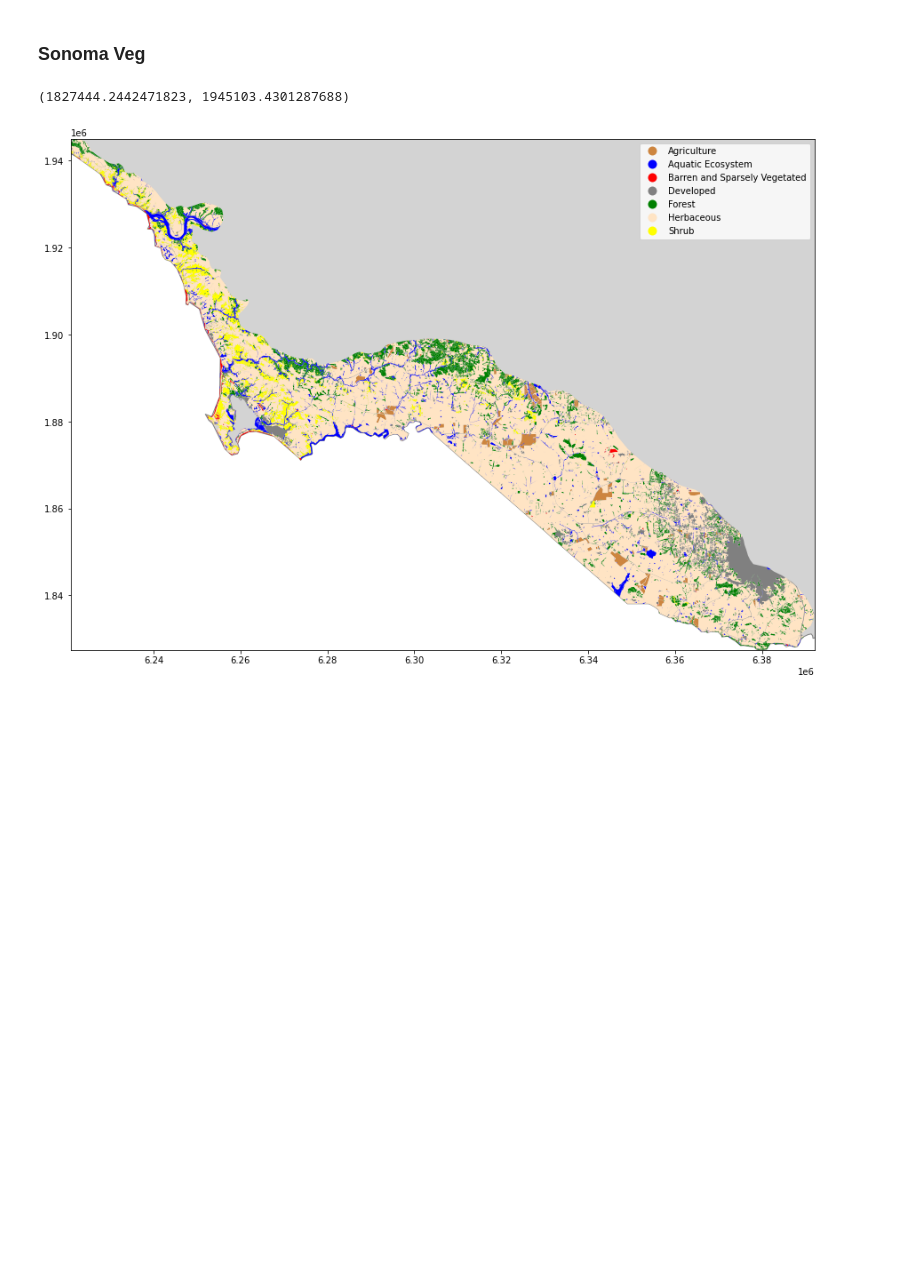
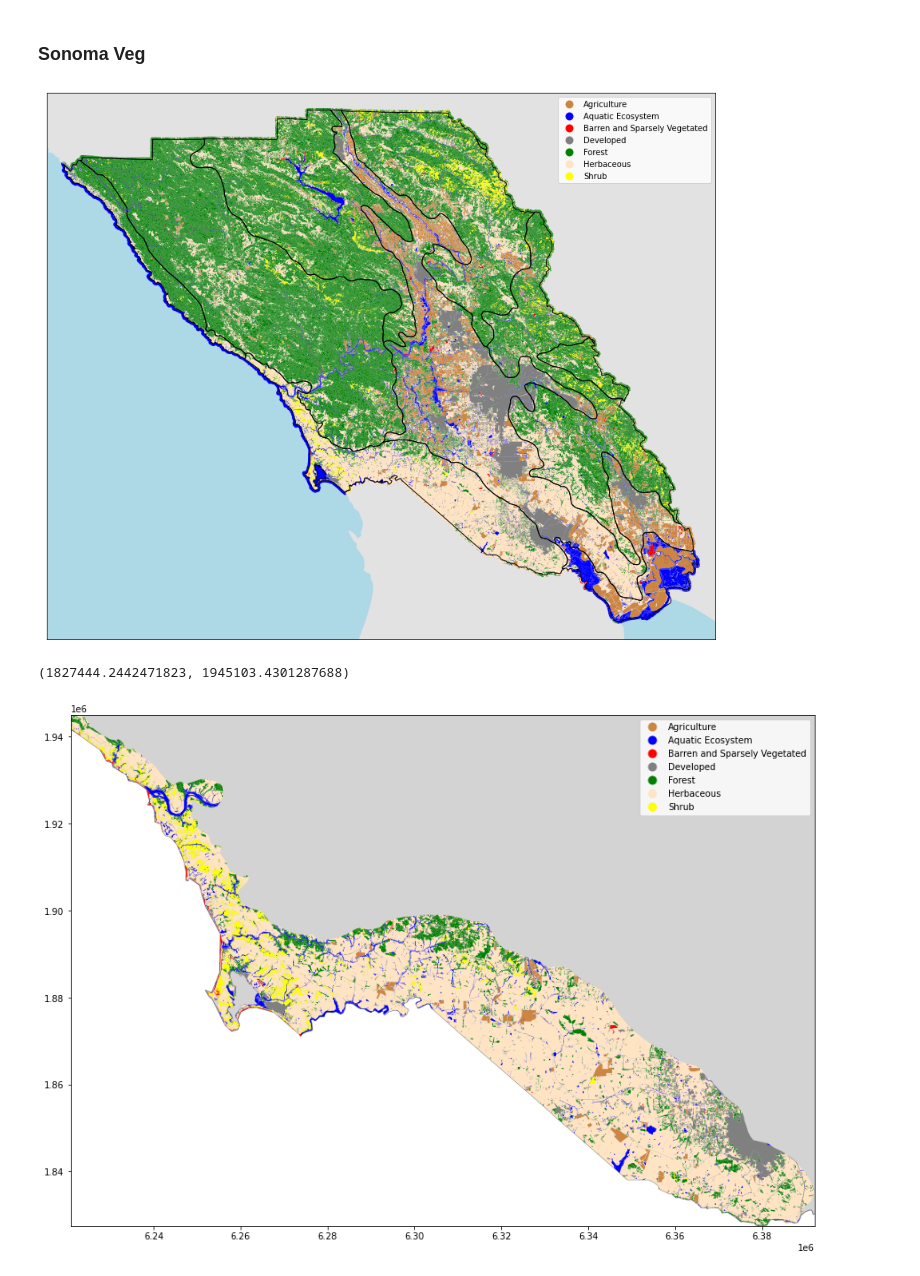
Before and after one commit to acmarley-erg/soco_resilience, a Jupyter notebook: py/sonoma_zones.ipynb, the cells around one changed output. Drawn from its saved outputs; the diff is of its cells as text; code cells hidden in the pictures; blank space fills up the shorter version.

Commit message:
added county wide characteristic maps

```diff
--- a/py/sonoma_zones.ipynb
+++ b/py/sonoma_zones.ipynb
@@ -15,6 +16,8 @@ raw_data = "../data/raw/"
 
 # Sonoma county boundary
 soco_bound = gpd.read_file(clean_data + "sonoma_county_boundary/sonoma_county_boundary.shp")
+# ca state boundary
+ca_state = gpd.read_file(clean_data + "ca_state_boundary/ca_state_boundary.shp")
 # Sonoma Veg
 sonoma_veg = gpd.read_file(raw_data + "Sonoma_County_Veg_Map_Shp/Sonoma_Veg_Map_5_1.shp")
 sonoma_veg_simp = gpd.read_file(clean_data + "sonoma_veg/sonoma_veg.shp")
@@ -26,9 +29,11 @@ landuse = gpd.read_file(raw_data + "soco_landuse/soco_landuse.shp")
 mtc_thresh = gpd.read_file(clean_data + "mtc/mtc_thresh.shp")
 mtc_thresh_sum = gpd.read_file(clean_data + "mtc/mtc_thresh_sum.shp")
 # %%
-# change crs of soco_bound
+# change crs
+ca_state = ca_state.to_crs(epsg=2226)
 soco_bound = soco_bound.to_crs(epsg=2226)
 # %%
 # just get the eco region of of interest
+ecoregions_simp = util.simplify_ecoregions(ecoregions)
 eoi = ecoregions[ecoregions["US_L4NAME"].isin({'Point Reyes/Farallon Islands', 'Bodega Coastal Hills', 'Marin Hills'})]
 eoi.head()
@@ -44,5 +41,9 @@ eoi.head()
 # get the extent of the eoi for mapping
 xlim = ([eoi.total_bounds[0],  eoi.total_bounds[2]])
 ylim = ([eoi.total_bounds[1],  eoi.total_bounds[3]])
+# %%
+# get the extent for the county
+xlim_soco = ([ecoregions_simp.total_bounds[0] - 0.009e6,  ecoregions_simp.total_bounds[2] +  0.009e6])
+ylim_soco = ([ecoregions_simp.total_bounds[1] - 0.009e6,  ecoregions_simp.total_bounds[3] +  0.009e6])
 # %% [markdown]
 ### Sonoma Veg
@@ -49,3 +55,16 @@ ylim = ([eoi.total_bounds[1],  eoi.total_bounds[3]])
+# %%
+# map of whole county vegetation
+fig, ax = plt.subplots(figsize=(15,15))
+ca_state.plot(ax=ax, color = "#e2e2e2")
+sonoma_veg_simp.plot(ax=ax, column="natural_si", cmap=cmap, legend = True)
+ecoregions_simp.plot(ax=ax, color = "None",  edgecolor = "black")
+ax.set_xticks([])
+ax.set_yticks([])
+ax.set_xlim(xlim_soco)
+ax.set_ylim(ylim_soco)
+ax.set_facecolor('#add8e6')
+# %% [output]
+[figure, added]
 # %%
 # crop sonoma veg to the eoi
 veg_eoi = gpd.overlay(sonoma_veg, eoi, how='intersection')
```
Also changed, not shown: parts of 6 cells of this notebook, 1 other file.
